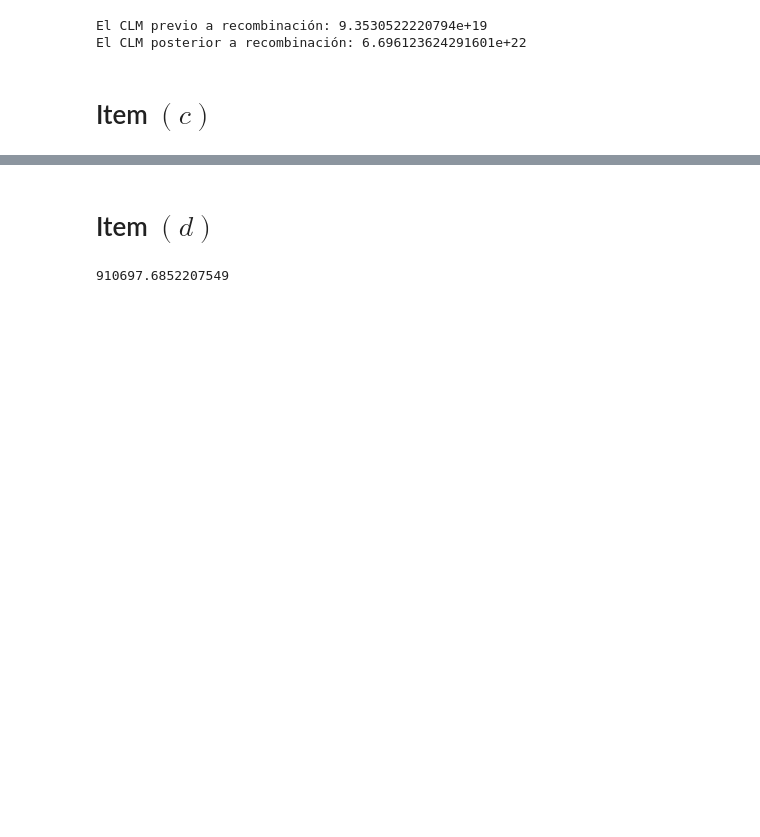
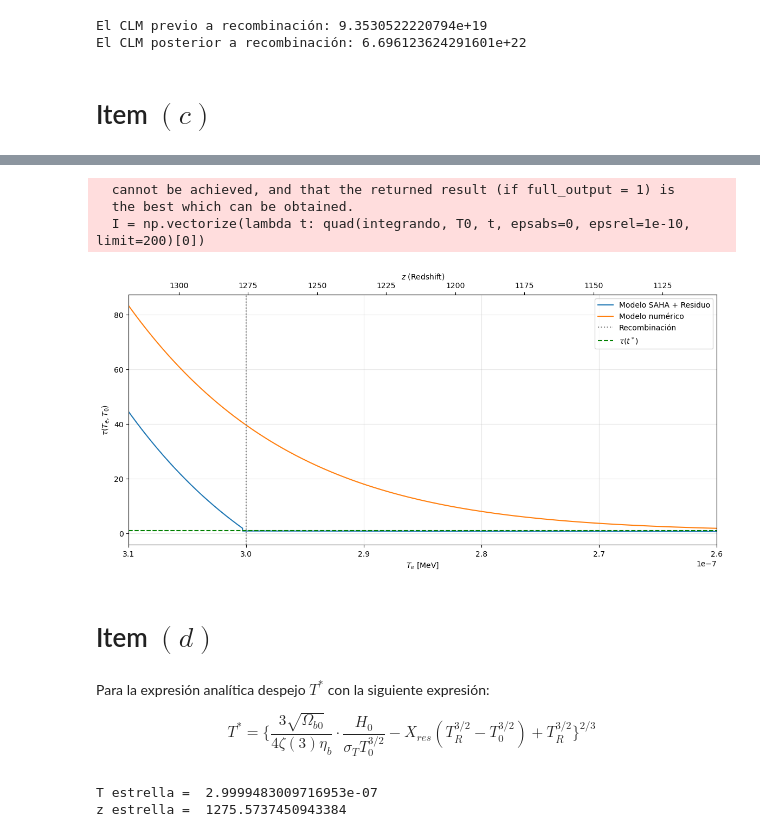
Before and after one commit to TomasMastantuono/Cosmologia, a Jupyter notebook: Numericos/Guia 5/P5-5.ipynb, the cells around one changed output, grey strips where cells are left out. Saved outputs shown, nothing was run; the diff lists cells and outputs as text; code cells hidden in the pictures; blank space fills up the shorter version.

```diff
--- a/Numericos/Guia 5/P5-5.ipynb
+++ b/Numericos/Guia 5/P5-5.ipynb
@@ -3,7 +3,7 @@
 # %%
 import numpy as np
 from scipy.special import zeta
-from scipy.integrate import cumulative_trapezoid, solve_ivp
+from scipy.integrate import quad, solve_ivp
 
 import matplotlib.pyplot as plt
 
@@ -18,8 +18,10 @@ HBAR = 6.5822E-22 #MeV*s
 C = 2E8 #m/s
 B = 13.6 / 1E6 #MeV
 H0 = 1.5E-39 #MeV
+H1 = np.sqrt(H0**2 * OB * (B/T0)**3)
 
 TR = 3E-7 #MeV
+TEQ = 8E-7 #MeV
 
 SIGMAT = 8*np.pi/3 * (ALPHA / ME)**2 #MeV-2
 # %% [markdown]
@@ -108,7 +93,58 @@ fig.savefig('Profundidad_optica.png', bbox_inches = 'tight')
+# %%
+def tau(Te, X):
+    CTE_ADIM = 2*zeta(3)*ETA_B/np.sqrt(OB)
+    PREF = SIGMAT * T0**(3/2) / H0
+    integrando = lambda T: X(T)*np.sqrt(T)
+
+    I = np.vectorize(lambda t: quad(integrando, T0, t, epsabs=0, epsrel=1e-10, limit=200)[0])
+    return CTE_ADIM * PREF * I(Te)
+
+fig, ax = plt.subplots(figsize = (14, 6))
+
+ax.plot(Ts, tau(Ts, X1), label = 'Modelo SAHA + Residuo')
+ax.plot(Ts, tau(Ts, Xnum), label = 'Modelo numérico')
+
+ax.axvline(TR, linestyle = ':', color = 'gray', label = 'Recombinación')
+ax.axhline(1, linestyle = '--', color = 'green', label = r'$\tau(t^*)$')
+
+ax.set(xlabel = r'$T_e$ [MeV]', ylabel = r'$\tau (T_e, T_0)$', xlim = (Temi, 2.6E-7))
+ax.xaxis.set_inverted(True), ax.legend()
+
+def T2z(T):
+    return T/T0 - 1
+
+def z2T(z):
+    return T0 * (1 + z)
+
+secax = ax.secondary_xaxis('top', functions = (T2z, z2T))
+secax.set_xlabel(r'$z$ (Redshift)')
+
+ax.grid(alpha = .3)
+fig.savefig('Profundidad_optica.png', bbox_inches = 'tight')
+# %% [output]
+  cannot be achieved, and that the returned result (if full_output = 1) is
+  the best which can be obtained.
+  I = np.vectorize(lambda t: quad(integrando, T0, t, epsabs=0, epsrel=1e-10, limit=200)[0])
+[figure, added]
 # %% [markdown]
 # Item $(d)$
+# %% [markdown]
+Para la expresión analítica despejo $T^*$ con la siguiente expresión:
+
+$$T^* = \bigg\{ \frac{3 \sqrt{\Omega_{b0}}}{4 \zeta(3) \eta_b} \cdot \frac{H_0}{\sigma_T T_0^{3/2}} - X_{res} (T_R^{3/2} - T_0^{3/2}) + T_R^{3/2}\bigg\}^{2/3}$$
 # %%
-Tx = ( ( ( (3*np.pi**2*H0*np.sqrt(OB)) / (2 * T0**(9/2)) ) - (TR**(3/2) - T0**(3/2)) ) / X_res )**(2/3)
-Tx
+# Calculo de T^estrella
+CTE_ADIM = (2*zeta(3)*ETA_B/np.sqrt(OB))**(-1)
+PREF = (SIGMAT * T0**(3/2) / H0)**(-1)
+
+ftermino = CTE_ADIM * PREF
+stermino= X_res * (TR**(3/2) - T0**(3/2))
+ttermino = TR**(3/2)
+
+T_est = (ftermino - stermino + ttermino)**(2/3)
+
+print('T estrella = ', T_est)
+print('z estrella = ', (T_est/T0 - 1))
 # %% [output]
-910697.6852207549
+T estrella =  2.9999483009716953e-07
+z estrella =  1275.5737450943384
```
Also changed, not shown: parts of 3 cells of this notebook, 12 other files.
